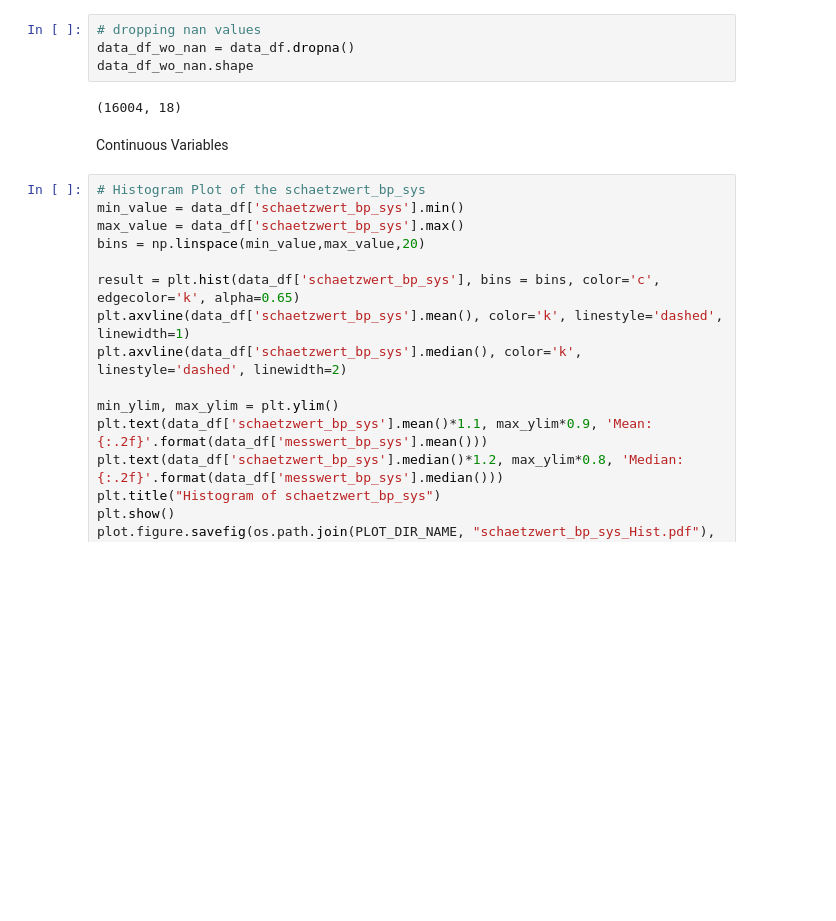
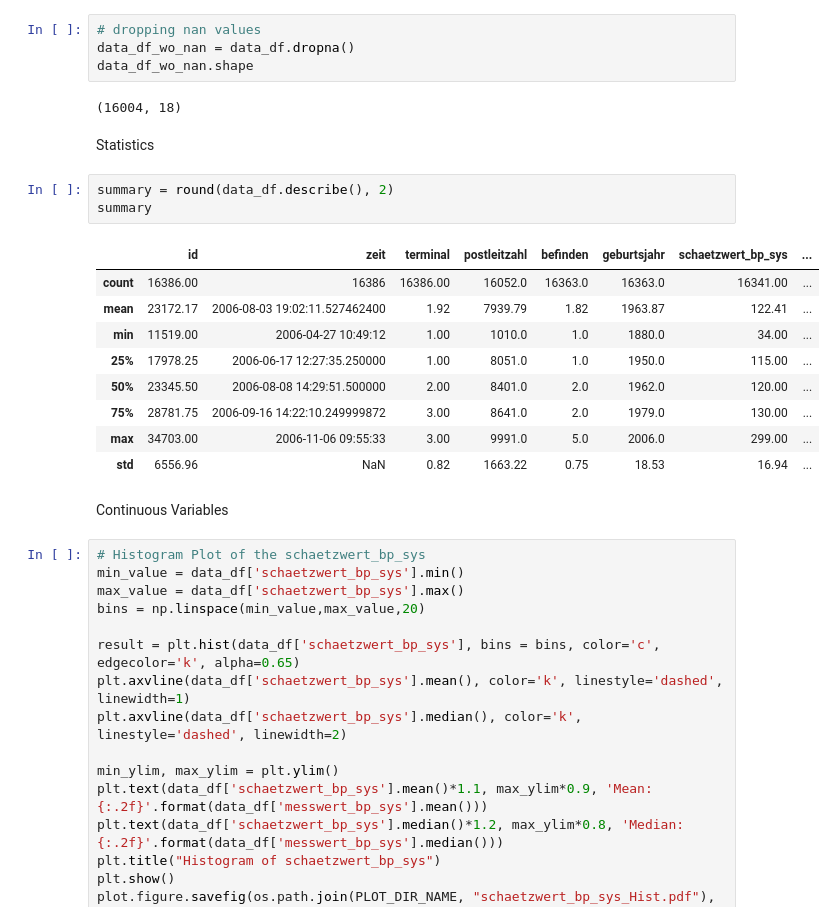
Before and after one commit to farrukh-ahmed/Case-Studies---Project-1, a Jupyter notebook: Notebooks/Project1-descriptive-data-analysis.ipynb, the cells around one changed output. Saved outputs shown, nothing was run; the diff lists cells and outputs as text; blank space fills up the shorter version.

```diff
--- a/Notebooks/Project1-descriptive-data-analysis.ipynb
+++ b/Notebooks/Project1-descriptive-data-analysis.ipynb
@@ -138,6 +127,21 @@ data_df_wo_nan = data_df.dropna()
 data_df_wo_nan.shape
 # %% [output]
 (16004, 18)
+# %% [markdown]
+Statistics
+# %%
+summary = round(data_df.describe(), 2)
+summary
+# %% [output]
+|  | id | zeit | terminal | postleitzahl | befinden | geburtsjahr | schaetzwert_bp_sys | ... |
+| count | 16386.00 | 16386 | 16386.00 | 16052.0 | 16363.0 | 16363.0 | 16341.00 | ... |
+| mean | 23172.17 | 2006-08-03 19:02:11.527462400 | 1.92 | 7939.79 | 1.82 | 1963.87 | 122.41 | ... |
+| min | 11519.00 | 2006-04-27 10:49:12 | 1.00 | 1010.0 | 1.0 | 1880.0 | 34.00 | ... |
+| 25% | 17978.25 | 2006-06-17 12:27:35.250000 | 1.00 | 8051.0 | 1.0 | 1950.0 | 115.00 | ... |
+| 50% | 23345.50 | 2006-08-08 14:29:51.500000 | 2.00 | 8401.0 | 2.0 | 1962.0 | 120.00 | ... |
+| 75% | 28781.75 | 2006-09-16 14:22:10.249999872 | 3.00 | 8641.0 | 2.0 | 1979.0 | 130.00 | ... |
+| max | 34703.00 | 2006-11-06 09:55:33 | 3.00 | 9991.0 | 5.0 | 2006.0 | 299.00 | ... |
+| std | 6556.96 | NaN | 0.82 | 1663.22 | 0.75 | 18.53 | 16.94 | ... |
 # %% [markdown]
 Continuous Variables
 # %%
```
Also changed, not shown: parts of 8 cells of this notebook, 25 other files.
